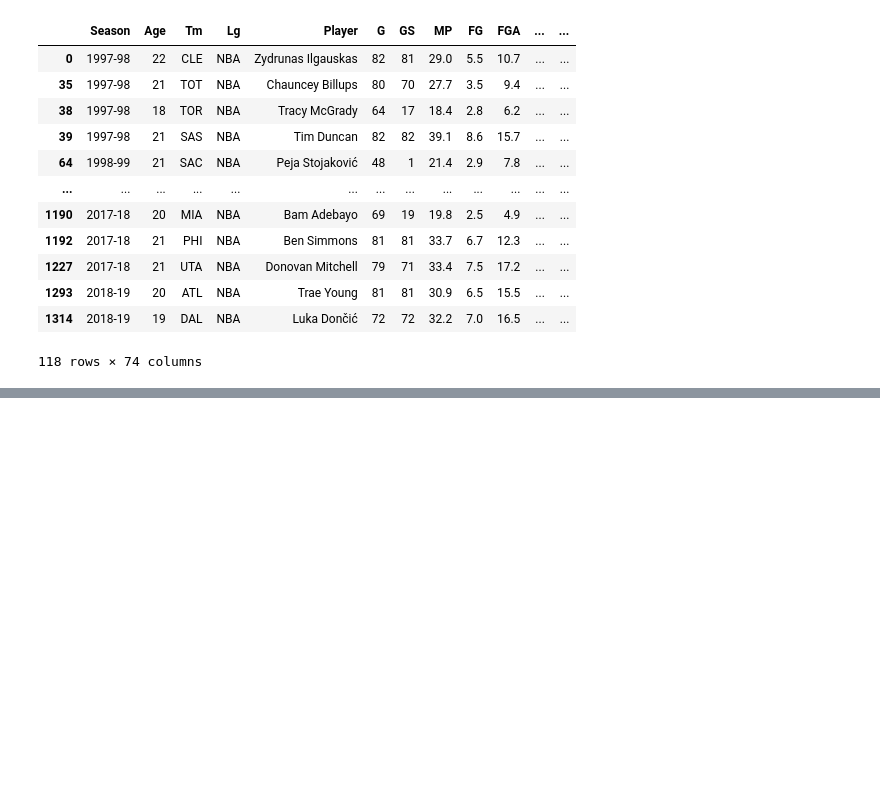
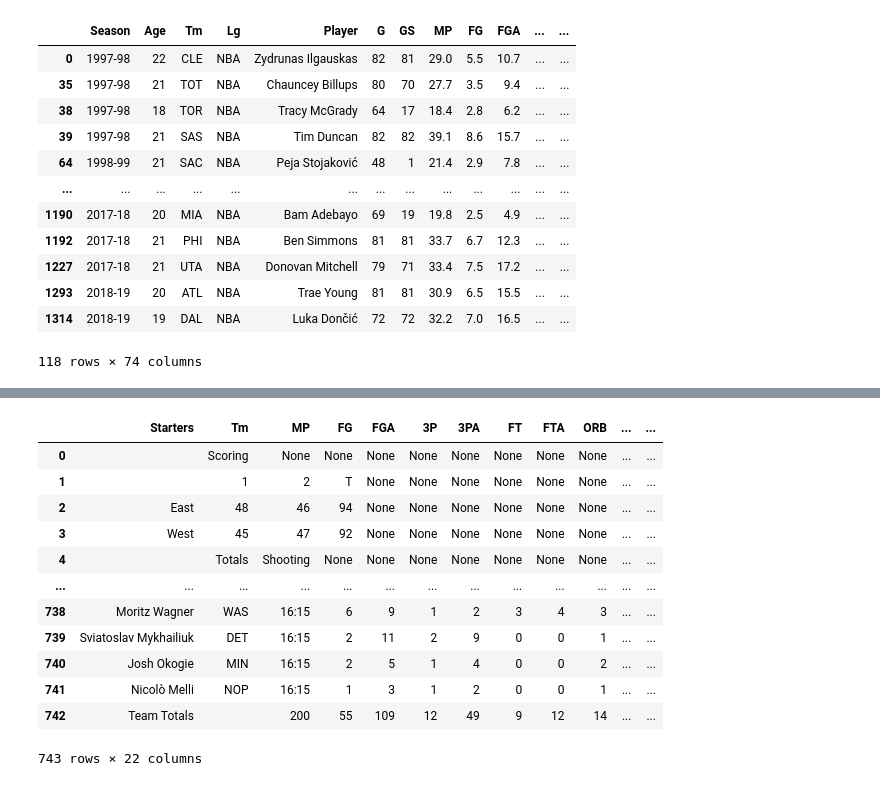
Before and after one commit to coleppert/NBA_AllStar_Prediction_Model, a Jupyter notebook: DataCollection/DataCollection.ipynb, the cells around one changed output, grey strips where cells are left out. Cells and saved outputs as stored; diff of their text form; code cells hidden in the pictures; blank space fills up the shorter version.

Commit message:
Scraping rising stars data

```diff
--- a/DataCollection/DataCollection.ipynb
+++ b/DataCollection/DataCollection.ipynb
@@ -202,0 +210,20 @@ stats[stats['Player'] == 'Carmelo Anthony']
+# %%
+rising_stars = pd.DataFrame()
+# %%
+for year in range(2000,2021):
+    # URL page we will scraping (see image above)
+    url = "https://www.basketball-reference.com/allstar/NBA_{}_rookie.html".format(year)
+    # this is the HTML from the given URL
+    html = urlopen(url)
+    soup = BeautifulSoup(html)
+    # use findALL() to get the column headers
+    soup.findAll('tr', limit=2)
+    # use getText()to extract the text we need into a list
+    headers = [th.getText() for th in soup.findAll('tr', limit=6)[5].findAll('th')]
+    # exclude the first column as we will not need the ranking order from Basketball Reference for the analysis
+    headers = headers
+    # avoid the first header row
+    rows = soup.findAll('tr')
+    players = [[td.getText() for td in rows[i].findAll(['td','th'])] for i in range(len(rows))]
+    print(headers)
+    rising_stars = pd.concat([rising_stars, pd.DataFrame(players, columns = headers)]).reset_index(drop=True)
@@ -202,0 +248,17 @@ stats[stats['Player'] == 'Carmelo Anthony']
+# %%
+# List of all rising stars in NBA
+rising_stars
+# %% [output]
+|  | Starters | Tm | MP | FG | FGA | 3P | 3PA | FT | FTA | ORB | ... | ... |
+| 0 |  | Scoring | None | None | None | None | None | None | None | None | ... | ... |
+| 1 |  | 1 | 2 | T | None | None | None | None | None | None | ... | ... |
+| 2 | East | 48 | 46 | 94 | None | None | None | None | None | None | ... | ... |
+| 3 | West | 45 | 47 | 92 | None | None | None | None | None | None | ... | ... |
+| 4 |  | Totals | Shooting | None | None | None | None | None | None | None | ... | ... |
+| ... | ... | ... | ... | ... | ... | ... | ... | ... | ... | ... | ... | ... |
+| 738 | Moritz Wagner | WAS | 16:15 | 6 | 9 | 1 | 2 | 3 | 4 | 3 | ... | ... |
+| 739 | Sviatoslav Mykhailiuk | DET | 16:15 | 2 | 11 | 2 | 9 | 0 | 0 | 1 | ... | ... |
+| 740 | Josh Okogie | MIN | 16:15 | 2 | 5 | 1 | 4 | 0 | 0 | 2 | ... | ... |
+| 741 | Nicolò Melli | NOP | 16:15 | 1 | 3 | 1 | 2 | 0 | 0 | 1 | ... | ... |
+| 742 | Team Totals |  | 200 | 55 | 109 | 12 | 49 | 9 | 12 | 14 | ... | ... |
+743 rows × 22 columns
```
Also changed, not shown: parts of 8 cells of this notebook.
